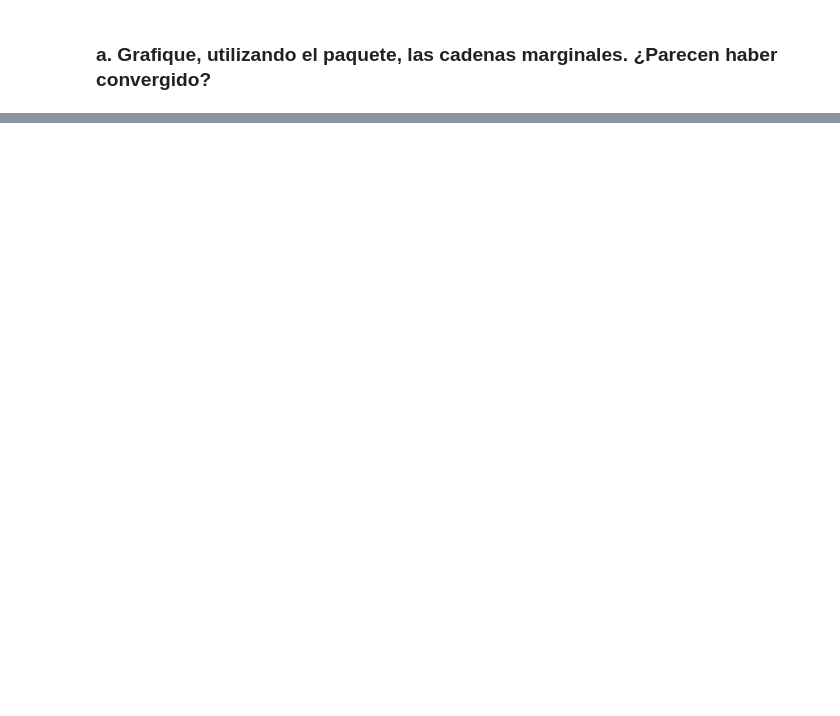
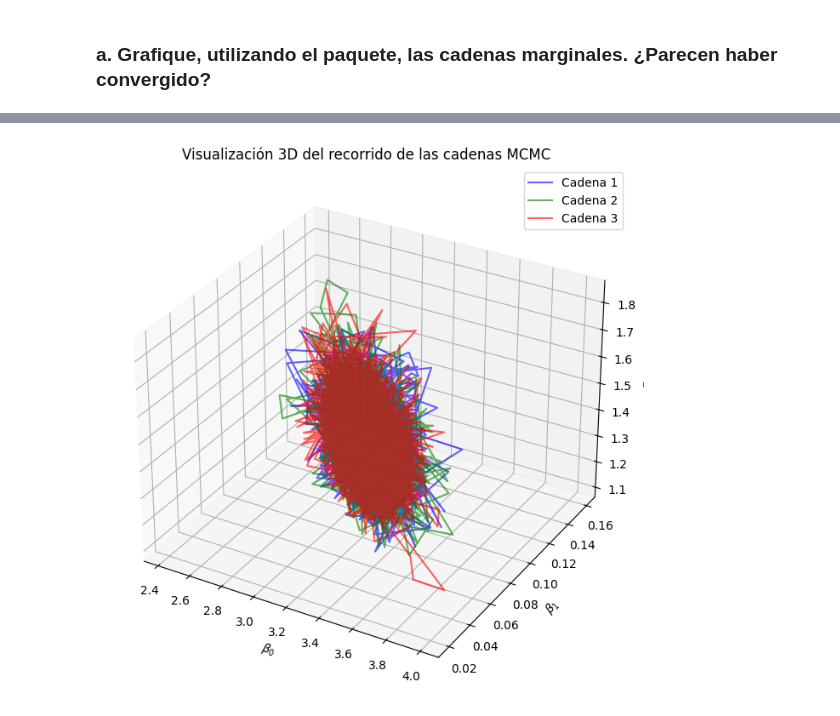
Before and after one commit to matias258/Estimacion_Bayesiana, a Jupyter notebook: Entregas/2/entrega2.ipynb, the cells around one changed output, grey strips where cells are left out. Drawn from its saved outputs; the diff is of its cells as text; code cells hidden in the pictures; blank space fills up the shorter version.

```diff
--- a/Entregas/2/entrega2.ipynb
+++ b/Entregas/2/entrega2.ipynb
@@ -613,0 +649,36 @@ array([[<Axes: title={'center': 'alpha'}>,
+# %%
+# Obtener las cadenas de beta_0, beta_1, y sigma para cada traza
+cadena_beta_0_1 = traza_1.posterior['beta_0'].values.flatten()
+cadenas_beta1_1 = traza_1.posterior['beta_1'].values.flatten()
+sigma_1 = traza_1.posterior['sigma'].values.flatten()
+
+cadena_beta_0_2 = traza_2.posterior['beta_0'].values.flatten()
+cadenas_beta1_2 = traza_2.posterior['beta_1'].values.flatten()
+sigma_2 = traza_2.posterior['sigma'].values.flatten()
+
+cadena_beta_0_3 = traza_3.posterior['beta_0'].values.flatten()
+cadenas_beta1_3 = traza_3.posterior['beta_1'].values.flatten()
+sigma_3 = traza_3.posterior['sigma'].values.flatten()
+
+# Crear el gráfico 3D
+fig = plt.figure(figsize=(10, 8))
+ax = fig.add_subplot(111, projection='3d')
+
+# Graficar las cadenas 1, 2 y 3 en el espacio tridimensional
+ax.plot(cadena_beta_0_1, cadenas_beta1_1, sigma_1, label='Cadena 1', color='blue', alpha=0.6)
+ax.plot(cadena_beta_0_2, cadenas_beta1_2, sigma_2, label='Cadena 2', color='green', alpha=0.6)
+ax.plot(cadena_beta_0_3, cadenas_beta1_3, sigma_3, label='Cadena 3', color='red', alpha=0.6)
+
+# Etiquetas y leyendas
+ax.set_xlabel(r'$\beta_0$')
+ax.set_ylabel(r'$\beta_1$')
+ax.set_zlabel(r'$\sigma$')
+ax.legend()
+
+# Título del gráfico
+plt.title('Visualización 3D del recorrido de las cadenas MCMC')
+
+# Mostrar la gráfica
+plt.show()
+# %% [output]
+[figure, added]
```
Also changed, not shown: parts of 19 cells of this notebook.
